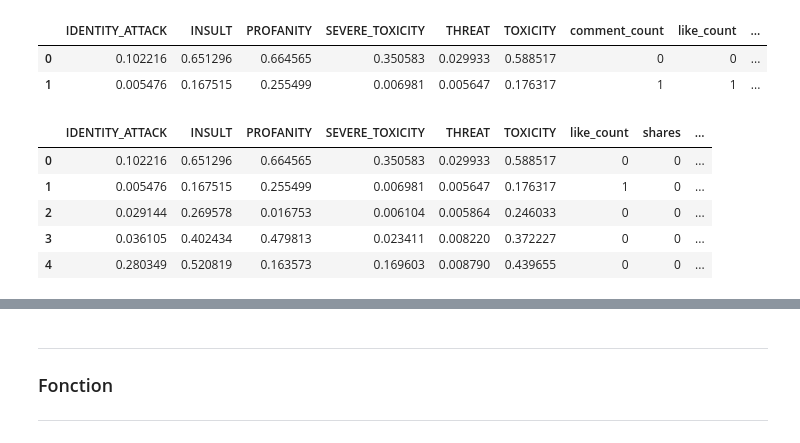
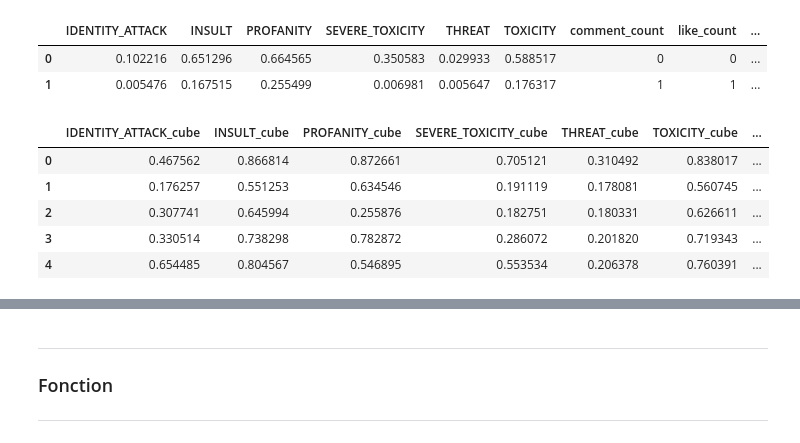
Before and after one commit to caseguin/GLO-7027, a Jupyter notebook: charles_workspace/charles_model.ipynb, the cells around one changed output, grey strips where cells are left out. Saved outputs shown, nothing was run; the diff lists cells and outputs as text; code cells hidden in the pictures.

Commit message:
Topic suite, tester models

```diff
--- a/charles_workspace/charles_model.ipynb
+++ b/charles_workspace/charles_model.ipynb
@@ -40,42 +42,44 @@ df_model = df.copy()
 df_model['comments_binary'] = np.where(df_model['comment_count']==0, 0, 1)
 
 # ======= Baseline ======= #
-col_to_keep = ['IDENTITY_ATTACK', 'INSULT', 'PROFANITY', 'SEVERE_TOXICITY', 'THREAT', 'TOXICITY', 'like_count', 'shares', 'comments_binary']
+# col_to_keep = ['IDENTITY_ATTACK', 'INSULT', 'PROFANITY', 'SEVERE_TOXICITY', 'THREAT', 'TOXICITY', 'like_count', 'shares', 'comments_binary']
 # col_to_keep = ['IDENTITY_ATTACK', 'INSULT', 'PROFANITY', 'SEVERE_TOXICITY', 'THREAT', 'TOXICITY', 'like_count', 'comments_binary']
 
 
 # ======= Baseline + Info supplémentaire ======= #
 # col_to_keep = ['IDENTITY_ATTACK', 'INSULT', 'PROFANITY', 'SEVERE_TOXICITY', 'THREAT', 'TOXICITY', 'like_count', 'shares', 'time_difference', 'year', 'month', 'weekday', 'year', 'month', 'weekday', 'positive', 'negative', 'emoji_count', 'comments_binary']
 
 # ======= Baseline + Info supplémentaire + standardisation ======= #
 # col_to_keep = ['IDENTITY_ATTACK', 'INSULT', 'PROFANITY', 'SEVERE_TOXICITY', 'THREAT', 'TOXICITY', 'like_count', 'shares', 'time_difference', 'year', 'month', 'weekday', 'year', 'month', 'weekday', 'positive', 'negative', 'emoji_count', 'comments_binary']
 # df_model[['like_count', 'shares', 'time_difference']] = StandardScaler().fit_transform(df_model[['like_count', 'shares', 'time_difference']])
 
 # ======= Baseline + Info supplémentaire + encode time ======= #
-# col_to_keep = ['IDENTITY_ATTACK', 'INSULT', 'PROFANITY', 'SEVERE_TOXICITY', 'THREAT', 'TOXICITY', 'like_count', 'shares', 'time_difference', 'year', 'month', 'weekday', 'year', 'month', 'weekday', 'positive', 'negative', 'emoji_count', 'comments_binary']
+# df_model = pd.get_dummies(df_model, columns = ['year', 'weekday'])
+# col_to_keep = ['IDENTITY_ATTACK', 'INSULT', 'PROFANITY', 'SEVERE_TOXICITY', 'THREAT', 'TOXICITY', 'like_count', 'shares', 'time_difference', 'year_2020', 'year_2021', 'year_2022', 'year_2023', 'month', 'weekday_0', 'weekday_1', 'weekday_2', 'weekday_3', 'weekday_4', 'weekday_5', 'weekday_6', 'positive', 'negative', 'emoji_count', 'comments_binary']
+
 
 # ======= Transformation score perspective ======= #
-# col_to_keep = ['IDENTITY_ATTACK_cube', 'INSULT_cube', 'PROFANITY_cube', 'SEVERE_TOXICITY_cube', 'THREAT_cube', 'TOXICITY_cube', 'like_count_cube', 'shares_cube', 'time_difference', 'comments_binary']
+col_to_keep = ['IDENTITY_ATTACK_cube', 'INSULT_cube', 'PROFANITY_cube', 'SEVERE_TOXICITY_cube', 'THREAT_cube', 'TOXICITY_cube', 'like_count_cube', 'shares_cube', 'time_difference', 'comments_binary']
 
 
 # col_to_keep = ['IDENTITY_ATTACK_cube', 'INSULT_cube', 'PROFANITY_cube', 'SEVERE_TOXICITY_cube', 'THREAT_cube', 'TOXICITY_cube', 'like_count_cube', 'shares_cube', 'time_difference', 'year', 'month', 'weekday', 'comments_binary']
 # col_to_keep = ['IDENTITY_ATTACK_cube', 'INSULT_cube', 'PROFANITY_cube', 'SEVERE_TOXICITY_cube', 'THREAT_cube', 'TOXICITY_cube', 'like_count_cube', 'shares_cube', 'time_difference', 'year', 'month', 'weekday', 'comment_count']
 
 
 df_model = df_model[col_to_keep]
-
+df_model['time_difference'] = np.where(df_model['time_difference']<0, 0, df_model['time_difference'])
 
 # independent values
 col_independent = []
 for col in df_model.columns.tolist():
     if col != 'comments_binary':
         col_independent.append(col)
 
 df_model.head()
 # %% [output]
-|  | IDENTITY_ATTACK | INSULT | PROFANITY | SEVERE_TOXICITY | THREAT | TOXICITY | like_count | shares | ... |
-| 0 | 0.102216 | 0.651296 | 0.664565 | 0.350583 | 0.029933 | 0.588517 | 0 | 0 | ... |
-| 1 | 0.005476 | 0.167515 | 0.255499 | 0.006981 | 0.005647 | 0.176317 | 1 | 0 | ... |
-| 2 | 0.029144 | 0.269578 | 0.016753 | 0.006104 | 0.005864 | 0.246033 | 0 | 0 | ... |
-| 3 | 0.036105 | 0.402434 | 0.479813 | 0.023411 | 0.008220 | 0.372227 | 0 | 0 | ... |
-| 4 | 0.280349 | 0.520819 | 0.163573 | 0.169603 | 0.008790 | 0.439655 | 0 | 0 | ... |
+|  | IDENTITY_ATTACK_cube | INSULT_cube | PROFANITY_cube | SEVERE_TOXICITY_cube | THREAT_cube | TOXICITY_cube | ... |
+| 0 | 0.467562 | 0.866814 | 0.872661 | 0.705121 | 0.310492 | 0.838017 | ... |
+| 1 | 0.176257 | 0.551253 | 0.634546 | 0.191119 | 0.178081 | 0.560745 | ... |
+| 2 | 0.307741 | 0.645994 | 0.255876 | 0.182751 | 0.180331 | 0.626611 | ... |
+| 3 | 0.330514 | 0.738298 | 0.782872 | 0.286072 | 0.201820 | 0.719343 | ... |
+| 4 | 0.654485 | 0.804567 | 0.546895 | 0.553534 | 0.206378 | 0.760391 | ... |
```
Also changed, not shown: parts of 10 cells of this notebook, 1 other file.
